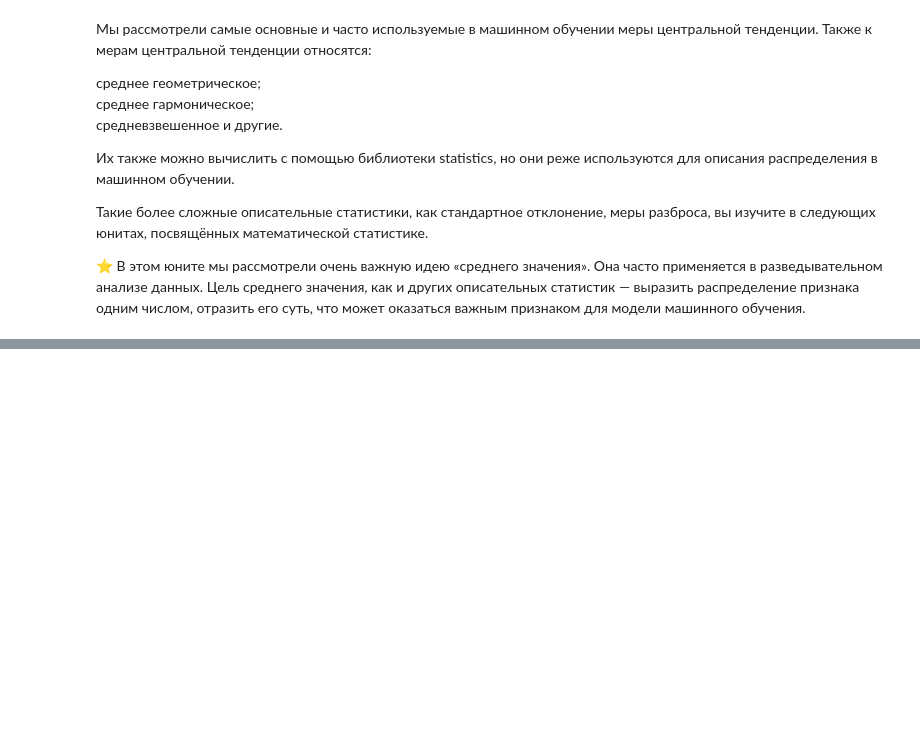
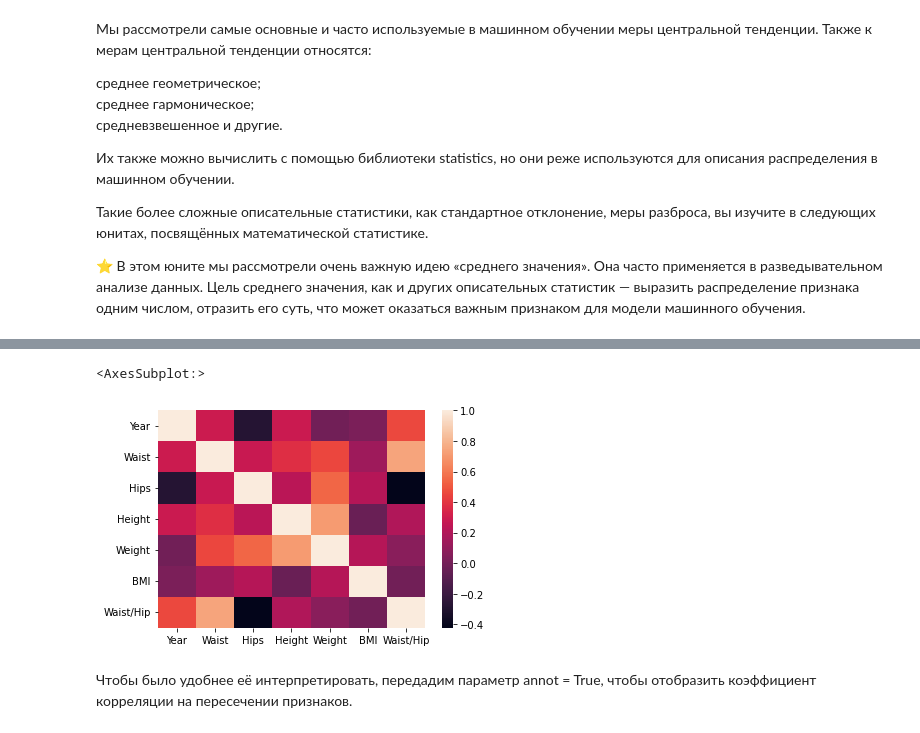
Before and after one commit to anton031179/sf_data_science, a Jupyter notebook: EDA-2/eda-2.ipynb, the cells around one changed output, grey strips where cells are left out. Saved outputs shown, nothing was run; the diff lists cells and outputs as text; code cells hidden in the pictures; blank space fills up the shorter version.

```diff
--- a/EDA-2/eda-2.ipynb
+++ b/EDA-2/eda-2.ipynb
@@ -229,0 +512,2 @@ display (mode)
+# %%
+data = pd.read_csv('data\model.csv')
@@ -229,0 +563,7 @@ display (mode)
+# %%
+sns.heatmap(data.corr())
+# %% [output]
+<AxesSubplot:>
+[figure, added]
+# %% [markdown]
+Чтобы было удобнее её интерпретировать, передадим параметр annot = True, чтобы отобразить коэффициент корреляции на пересечении признаков.
```
Also changed, not shown: parts of 80 cells of this notebook, 34 other files.
